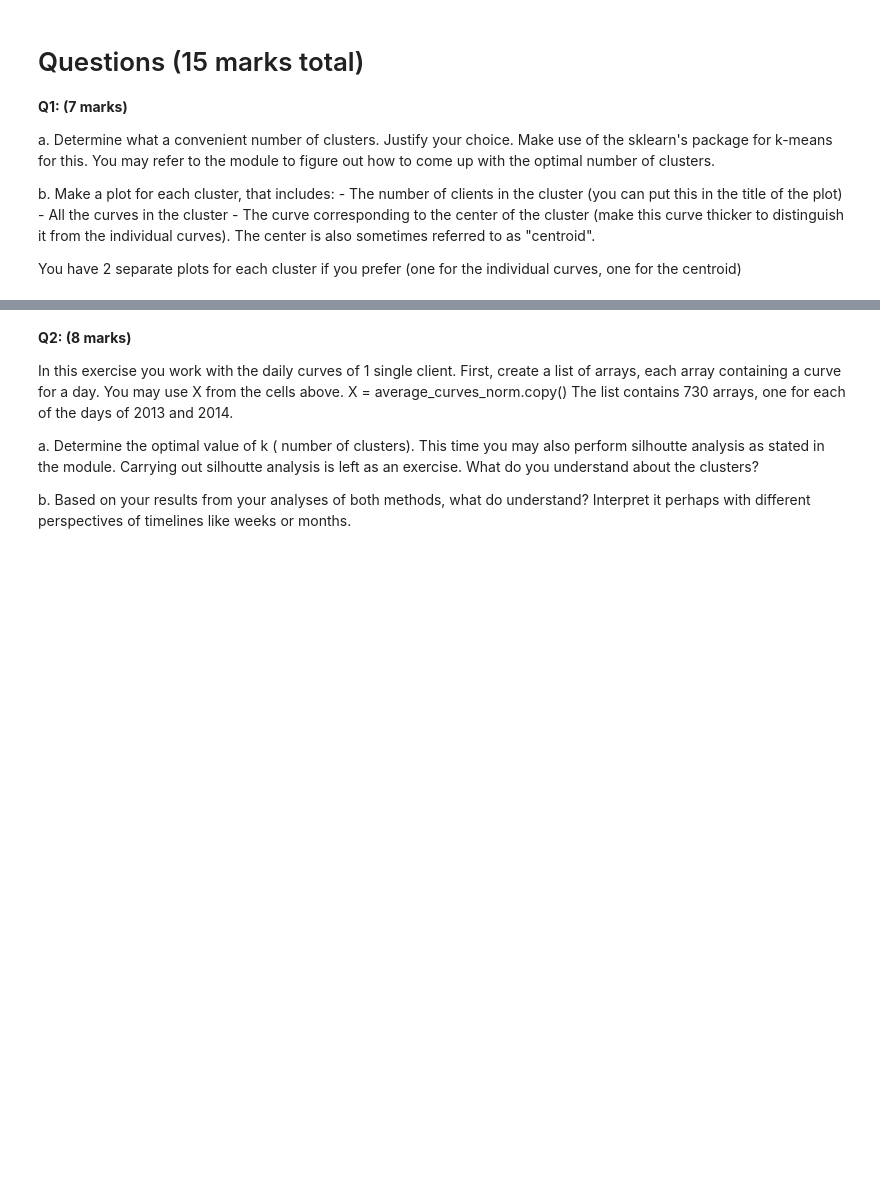
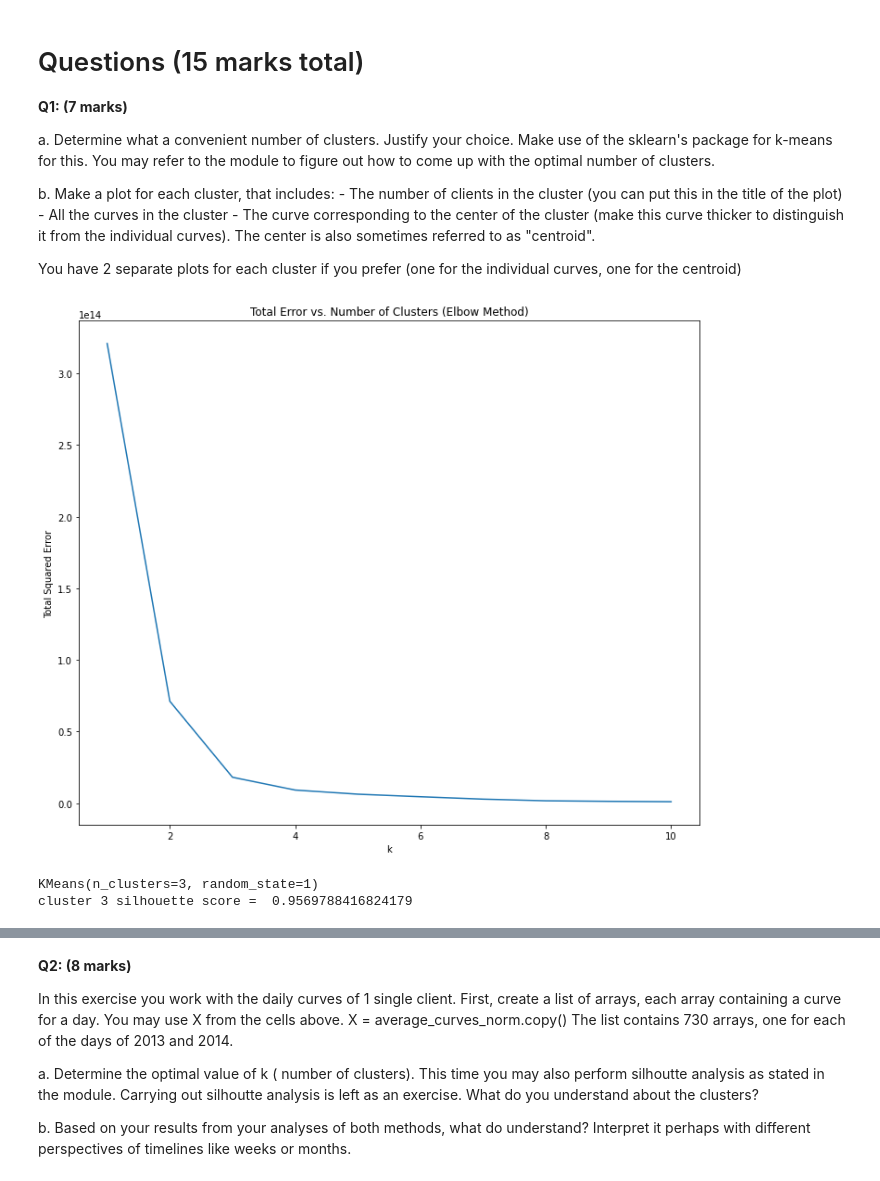
Before and after one commit to prsanti/UW-Data-Science, a Jupyter notebook: Machine Learning/assignment 2/assignment2.ipynb, the cells around one changed output, grey strips where cells are left out. Saved outputs shown, nothing was run; the diff lists cells and outputs as text; code cells hidden in the pictures; blank space fills up the shorter version.

```diff
--- a/Machine Learning/assignment 2/assignment2.ipynb
+++ b/Machine Learning/assignment 2/assignment2.ipynb
@@ -221,0 +267,61 @@ for J in range(2*365):
+# %%
+# Set X Data
+X = data.iloc[:, 1:]
+#print('before', X['hour'])
+#for col in X.columns:
+    #print(col)
+#print(X.describe)
+X = data.iloc[:, 1:].values
+#print('after', X)
+X = np.array(X.T)
+#print('transpose', X)
+X = np.array(data_13_14.T)
+#print('13-14', X)
+# %%
+# total squared errors
+total_squared_error = []
+
+# loop through nodes and find the best number of nodes
+for i in range(1, 11):
+    kmeans = KMeans(n_clusters=i, init='k-means++', max_iter=300, n_init=10)
+    kmeans.fit(X)
+    total_squared_error.append(kmeans.inertia_)
+
+# plot the elbow method
+plt.figure(figsize=(12,10))
+plt.plot(range(1, 11), total_squared_error)
+plt.title('Total Error vs. Number of Clusters (Elbow Method)')
+plt.xlabel('k')
+plt.ylabel('Total Squared Error')
+plt.show()
+# %% [output]
+[figure, added]
+# %%
+# find kmeans and silhouette scores
+
+# cluster 2
+#kmeans_model = KMeans(n_clusters=2, random_state=1).fit(X)
+#labels = kmeans_model.labels_
+#cluster_2 = metrics.silhouette_score(X, labels, metric='euclidean')
+#print("cluster 2 silhouette score = ", cluster_2)
+
+# we will be using 3 nodes
+# cluster 3
+# set clusters to 3
+kmeans_model = KMeans(n_clusters=3, random_state=1).fit(X)
+print(kmeans_model)
+labels = kmeans_model.labels_
+# true centroids
+# set centroids to the cluster centers
+kmeans_centroids = kmeans_model.cluster_centers_
+cluster_3 = metrics.silhouette_score(X, labels, metric='euclidean')
+print("cluster 3 silhouette score = ", cluster_3)
+
+# cluster 4
+#kmeans_model = KMeans(n_clusters=4, random_state=1).fit(X)
+#labels = kmeans_model.labels_
+#cluster_4 = metrics.silhouette_score(X, labels, metric='euclidean')
+#print("cluster 4 silhouette score = ", cluster_4)
+# %% [output]
+KMeans(n_clusters=3, random_state=1)
+cluster 3 silhouette score =  0.9569788416824179
```
Also changed, not shown: parts of 32 cells of this notebook, 1 other file.
